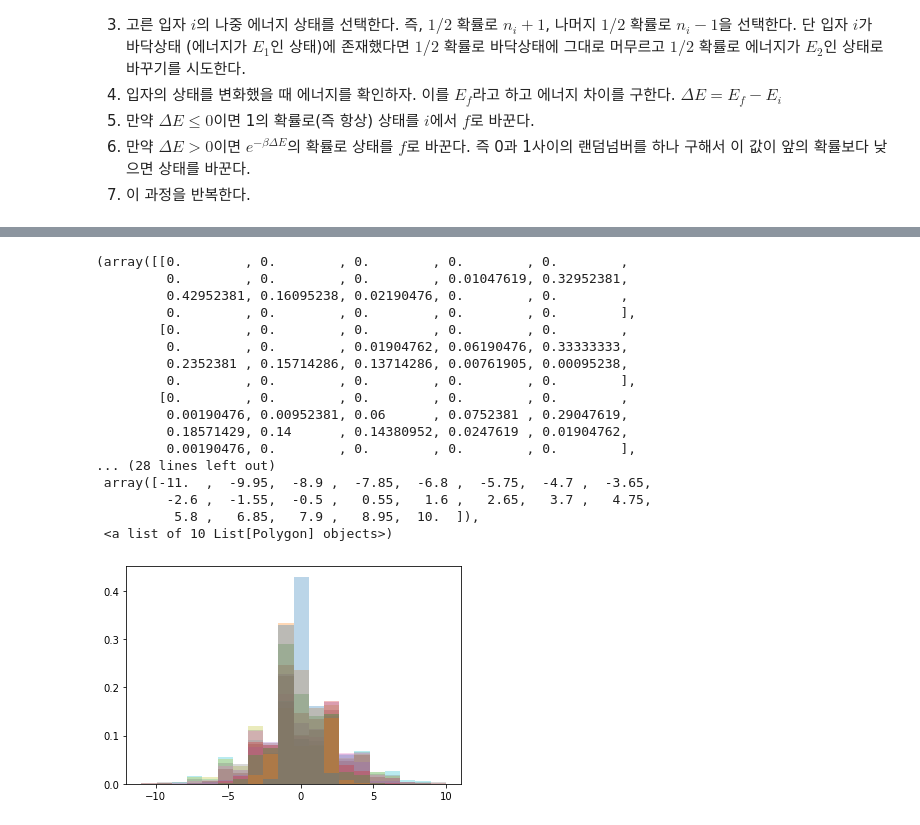
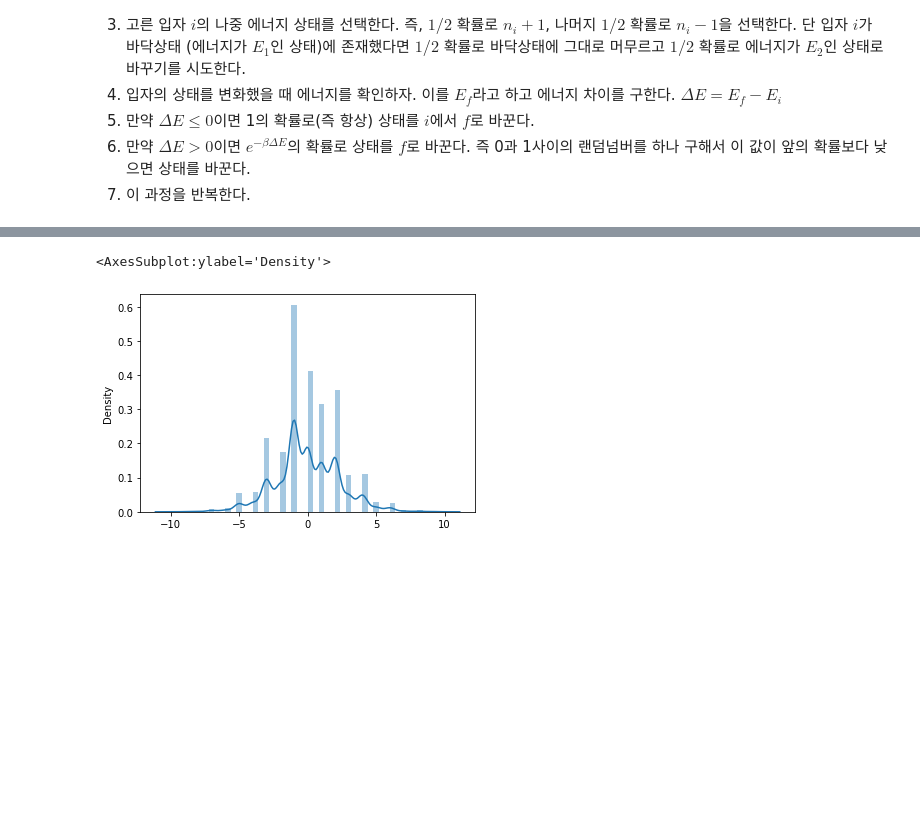
Before and after one commit to ji-hyun-hwang/2021_cphys1, a Jupyter notebook: hw8.ipynb, the cells around one changed output, grey strips where cells are left out. Drawn from its saved outputs; the diff is of its cells as text; code cells hidden in the pictures; blank space fills up the shorter version.

```diff
--- a/hw8.ipynb
+++ b/hw8.ipynb
@@ -147,23 +148,7 @@ def aveE(b,N):
 # %%
 temp = np.arange(1,20,2)
 y = [aveE(1/t,1000) for t in temp]
-plt.hist(y,density=True,bins=20, alpha=0.3,histtype='stepfilled',linewidth=3)
+sns.distplot(y)
 # %% [output]
-(array([[0.        , 0.        , 0.        , 0.        , 0.        ,
-         0.        , 0.        , 0.        , 0.01047619, 0.32952381,
-         0.42952381, 0.16095238, 0.02190476, 0.        , 0.        ,
-         0.        , 0.        , 0.        , 0.        , 0.        ],
-        [0.        , 0.        , 0.        , 0.        , 0.        ,
-         0.        , 0.        , 0.01904762, 0.06190476, 0.33333333,
-         0.2352381 , 0.15714286, 0.13714286, 0.00761905, 0.00095238,
-         0.        , 0.        , 0.        , 0.        , 0.        ],
-        [0.        , 0.        , 0.        , 0.        , 0.        ,
-         0.00190476, 0.00952381, 0.06      , 0.0752381 , 0.29047619,
-         0.18571429, 0.14      , 0.14380952, 0.0247619 , 0.01904762,
-         0.00190476, 0.        , 0.        , 0.        , 0.        ],
-... (28 lines left out)
- array([-11.  ,  -9.95,  -8.9 ,  -7.85,  -6.8 ,  -5.75,  -4.7 ,  -3.65,
-         -2.6 ,  -1.55,  -0.5 ,   0.55,   1.6 ,   2.65,   3.7 ,   4.75,
-          5.8 ,   6.85,   7.9 ,   8.95,  10.  ]),
- <a list of 10 List[Polygon] objects>)
+<AxesSubplot:ylabel='Density'>
-[figure, old version]
+[figure, new version]
```
Also changed, not shown: parts of 5 cells of this notebook, 1 other file.
